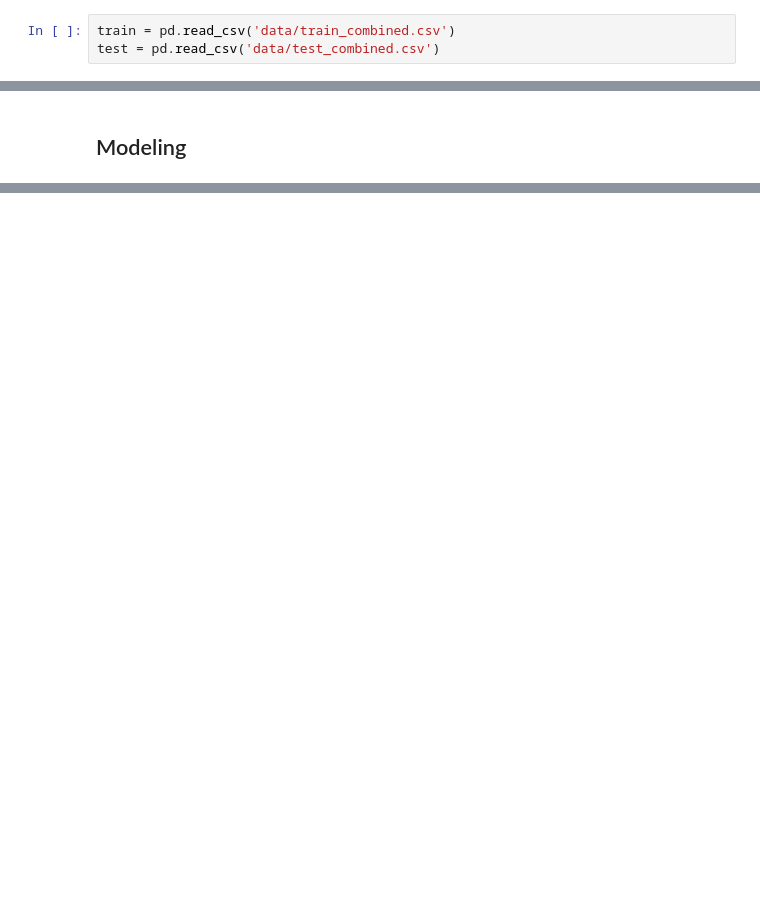
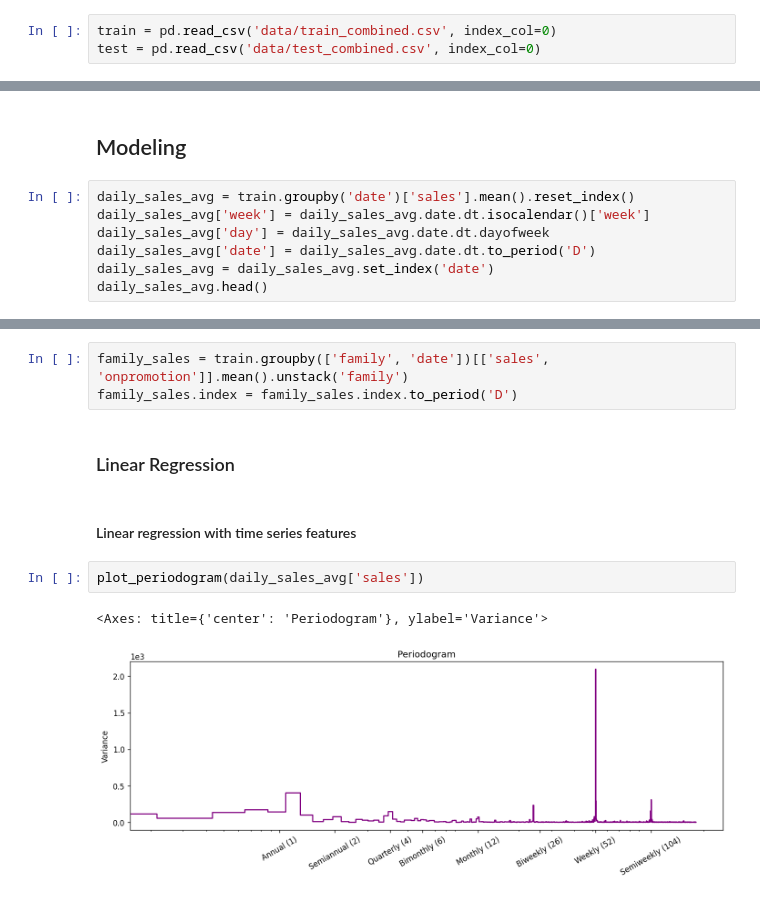
Before and after one commit to yukims19/Store-Sales-Time-Series-Prediction, a Jupyter notebook: preprocess_and_model.ipynb, the cells around one changed output, grey strips where cells are left out. Drawn from its saved outputs; the diff is of its cells as text; blank space fills up the shorter version.

```diff
--- a/preprocess_and_model.ipynb
+++ b/preprocess_and_model.ipynb
@@ -17,6 +139,6 @@ from sklearn.preprocessing import LabelEncoder, StandardScaler
 # %%
-train = pd.read_csv('data/train_combined.csv')
-test = pd.read_csv('data/test_combined.csv')
+train = pd.read_csv('data/train_combined.csv', index_col=0)
+test = pd.read_csv('data/test_combined.csv', index_col=0)
 # %%
 train['date'] = pd.to_datetime(train['date'])
 test['date'] = pd.to_datetime(test['date'])
@@ -176,2 +285,9 @@ test_processed = combined[combined['dataset'] == 'test'].drop(columns=['dataset'
 # %% [markdown]
 ## Modeling
+# %%
+daily_sales_avg = train.groupby('date')['sales'].mean().reset_index()
+daily_sales_avg['week'] = daily_sales_avg.date.dt.isocalendar()['week']
+daily_sales_avg['day'] = daily_sales_avg.date.dt.dayofweek
+daily_sales_avg['date'] = daily_sales_avg.date.dt.to_period('D')
+daily_sales_avg = daily_sales_avg.set_index('date')
+daily_sales_avg.head()
@@ -177,0 +319,12 @@ test_processed = combined[combined['dataset'] == 'test'].drop(columns=['dataset'
+# %%
+family_sales = train.groupby(['family', 'date'])[['sales', 'onpromotion']].mean().unstack('family')
+family_sales.index = family_sales.index.to_period('D')
+# %% [markdown]
+### Linear Regression
+# %% [markdown]
+#### Linear regression with time series features
+# %%
+plot_periodogram(daily_sales_avg['sales'])
+# %% [output]
+<Axes: title={'center': 'Periodogram'}, ylabel='Variance'>
+[figure, added]
```
Also changed, not shown: parts of 61 cells of this notebook.
